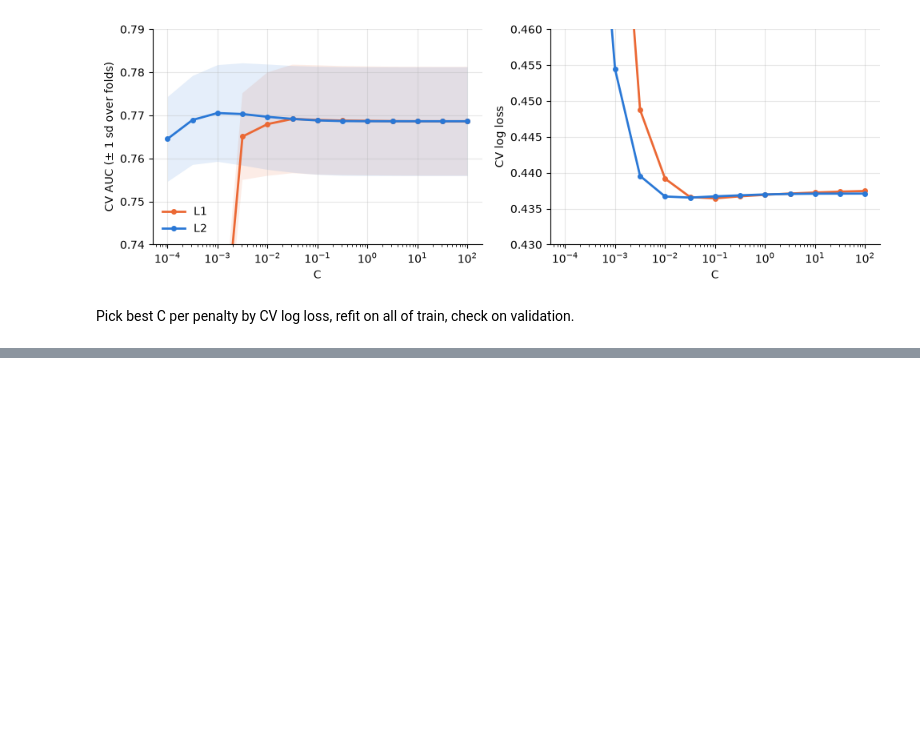
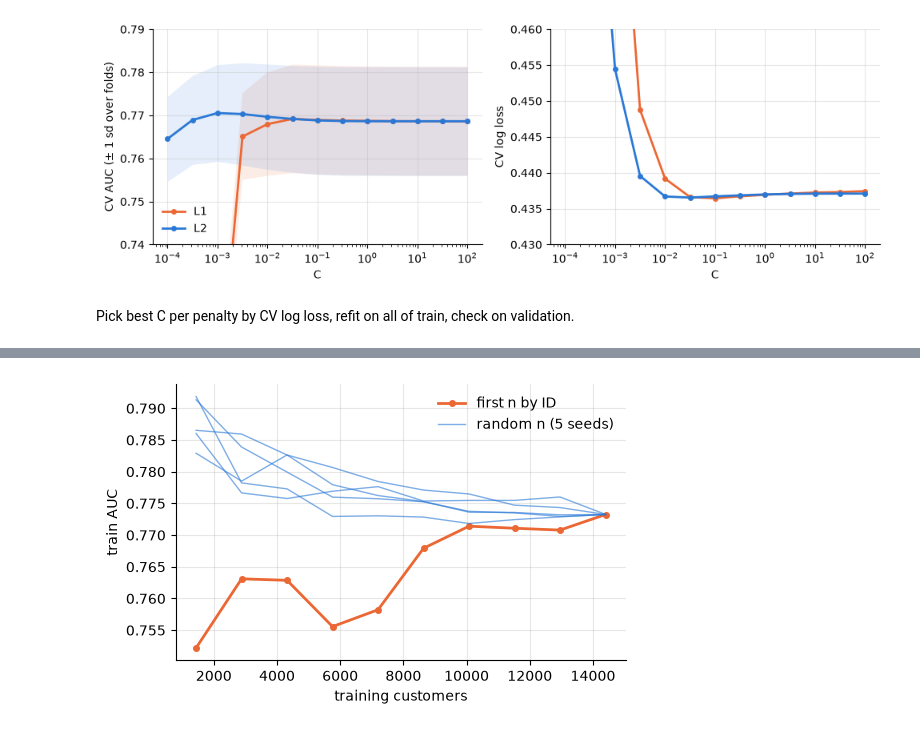
Before and after one commit to Oscar339/dst-sprint1, a Jupyter notebook: Oscar/02-logistic-regression.ipynb, the cells around one changed output, grey strips where cells are left out. Cells and saved outputs as stored; diff of their text form; code cells hidden in the pictures; blank space fills up the shorter version.

```diff
--- a/Oscar/02-logistic-regression.ipynb
+++ b/Oscar/02-logistic-regression.ipynb
@@ -150,0 +184,18 @@ L1 kept 44 of 50; dropped: ['BILL_AMT2', 'PAY_5_-2', 'PAY_5_0', 'PAY_5_1', 'PAY_
+# %%
+# check: without shuffle, each subset is the first n customers by ID; with shuffle, a random n
+fig, ax = plt.subplots(figsize=(5.5, 3.5))
+for seed in [None, 0, 1, 2, 3, 4]:
+    kw = {} if seed is None else {"shuffle": True, "random_state": seed}
+    sz, tr, _ = learning_curve(final, X_train, y_train, cv=cv, scoring="roc_auc",
+                               train_sizes=np.linspace(0.1, 1, 10), **kw)
+    if seed is None:
+        ax.plot(sz, tr.mean(1), "o-", color="#eb6834", lw=2, ms=4, label="first n by ID")
+    else:
+        ax.plot(sz, tr.mean(1), color="#2a78d6", lw=1, alpha=0.6,
+                label="random n (5 seeds)" if seed == 0 else None)
+ax.set(xlabel="training customers", ylabel="train AUC")
+ax.grid(alpha=0.3); ax.spines[["top", "right"]].set_visible(False)
+ax.legend(frameon=False)
+plt.tight_layout()
+# %% [output]
+[figure, added]
```
Also changed, not shown: parts of 30 cells of this notebook, 2 other files.
